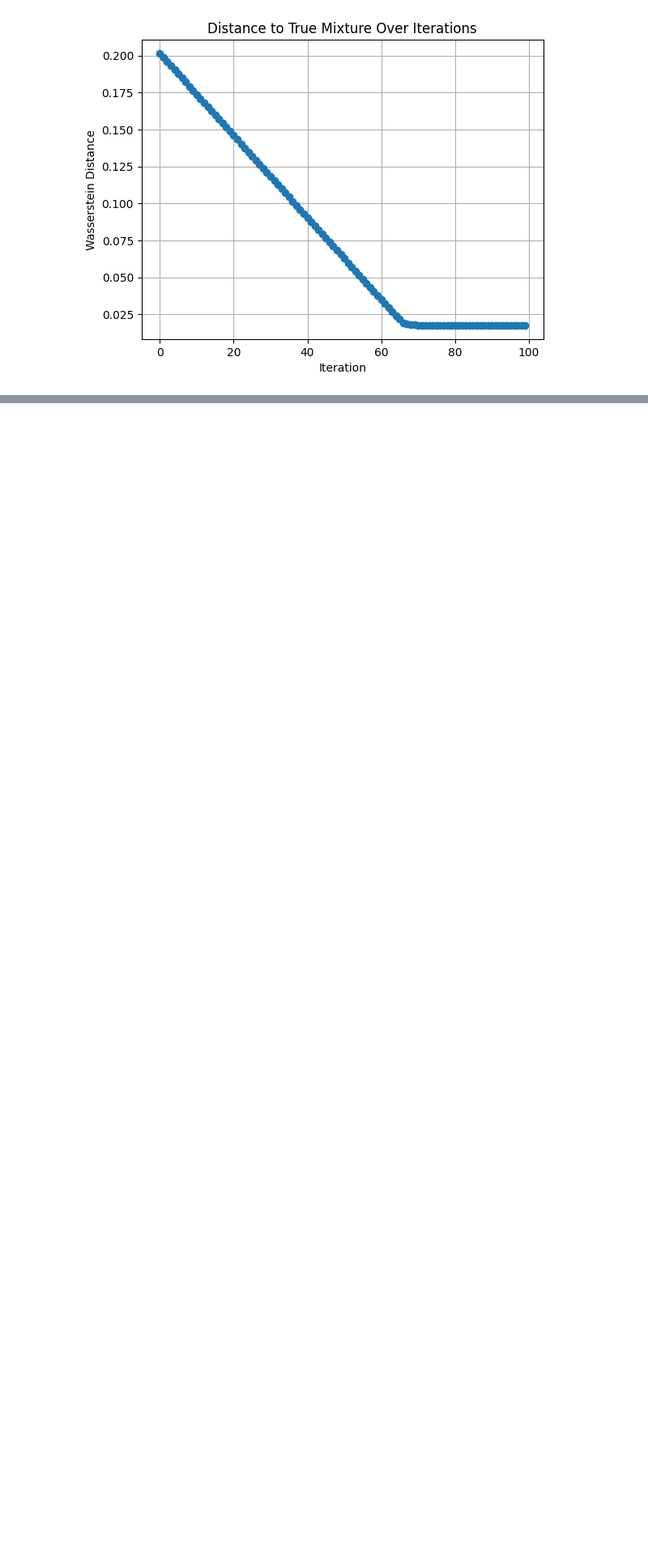
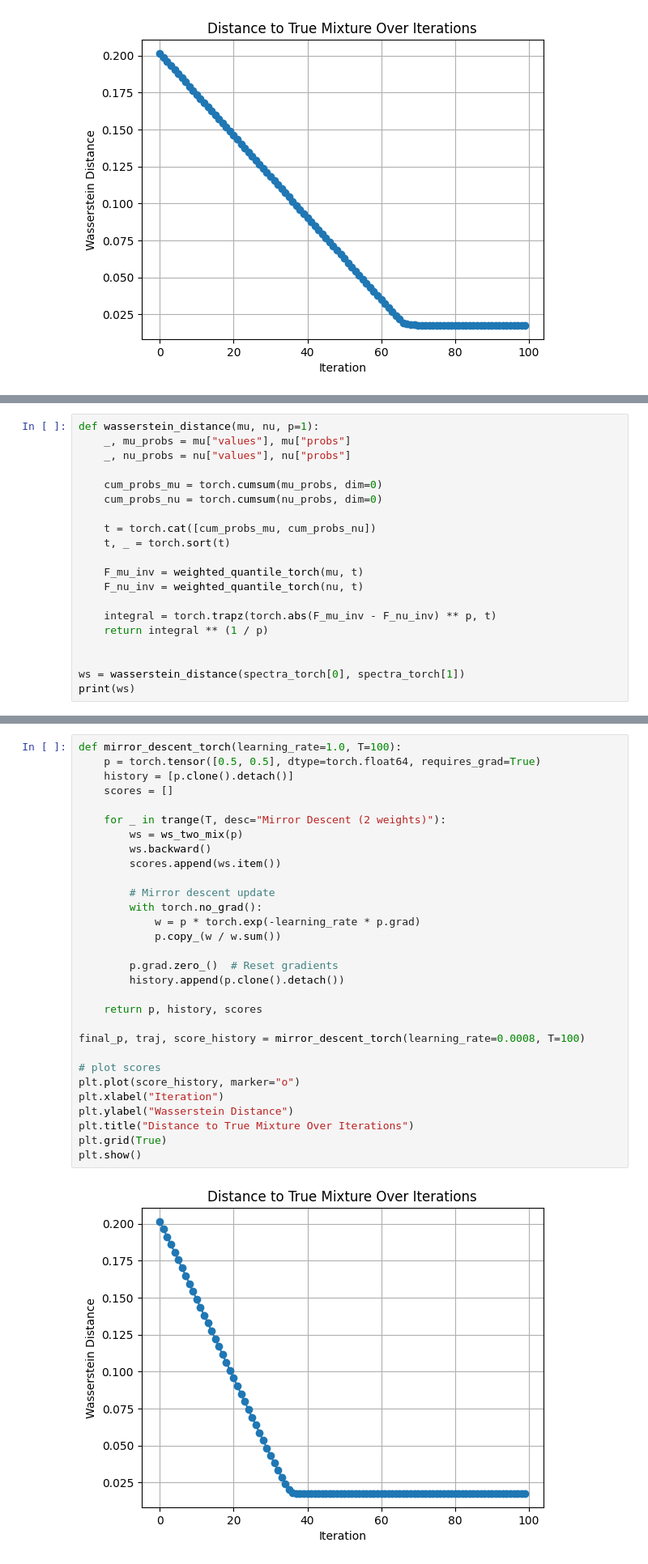
Before and after one commit to janwan2003/wasserstein, a Jupyter notebook: SimpleDecent/simple_decent.ipynb, the cells around one changed output, grey strips where cells are left out. Shown at 81% size. Saved outputs shown, nothing was run; the diff lists cells and outputs as text; blank space fills up the shorter version.

Commit message:
static gradient using torch

```diff
--- a/SimpleDecent/simple_decent.ipynb
+++ b/SimpleDecent/simple_decent.ipynb
@@ -228,0 +273,20 @@ Wasserstein distance for given mixture (0.393072, 0.606928): 0.370089
+# %%
+def wasserstein_distance(mu, nu, p=1):
+    _, mu_probs = mu["values"], mu["probs"]
+    _, nu_probs = nu["values"], nu["probs"]
+
+    cum_probs_mu = torch.cumsum(mu_probs, dim=0)
+    cum_probs_nu = torch.cumsum(nu_probs, dim=0)
+
+    t = torch.cat([cum_probs_mu, cum_probs_nu])
+    t, _ = torch.sort(t)
+
+    F_mu_inv = weighted_quantile_torch(mu, t)
+    F_nu_inv = weighted_quantile_torch(nu, t)
+
+    integral = torch.trapz(torch.abs(F_mu_inv - F_nu_inv) ** p, t)
+    return integral ** (1 / p)
+
+
+ws = wasserstein_distance(spectra_torch[0], spectra_torch[1])
+print(ws)
@@ -228,0 +320,32 @@ Wasserstein distance for given mixture (0.393072, 0.606928): 0.370089
+# %%
+def mirror_descent_torch(learning_rate=1.0, T=100):
+    p = torch.tensor([0.5, 0.5], dtype=torch.float64, requires_grad=True)
+    history = [p.clone().detach()]
+    scores = []
+
+    for _ in trange(T, desc="Mirror Descent (2 weights)"):
+        ws = ws_two_mix(p)
+        ws.backward()
+        scores.append(ws.item())
+
+        # Mirror descent update
+        with torch.no_grad():
+            w = p * torch.exp(-learning_rate * p.grad)
+            p.copy_(w / w.sum())
+
+        p.grad.zero_()  # Reset gradients
+        history.append(p.clone().detach())
+
+    return p, history, scores
+
+final_p, traj, score_history = mirror_descent_torch(learning_rate=0.0008, T=100)
+
+# plot scores
+plt.plot(score_history, marker="o")
+plt.xlabel("Iteration")
+plt.ylabel("Wasserstein Distance")
+plt.title("Distance to True Mixture Over Iterations")
+plt.grid(True)
+plt.show()
+# %% [output]
+[figure, added]
```
Also changed, not shown: parts of 4 cells of this notebook.
